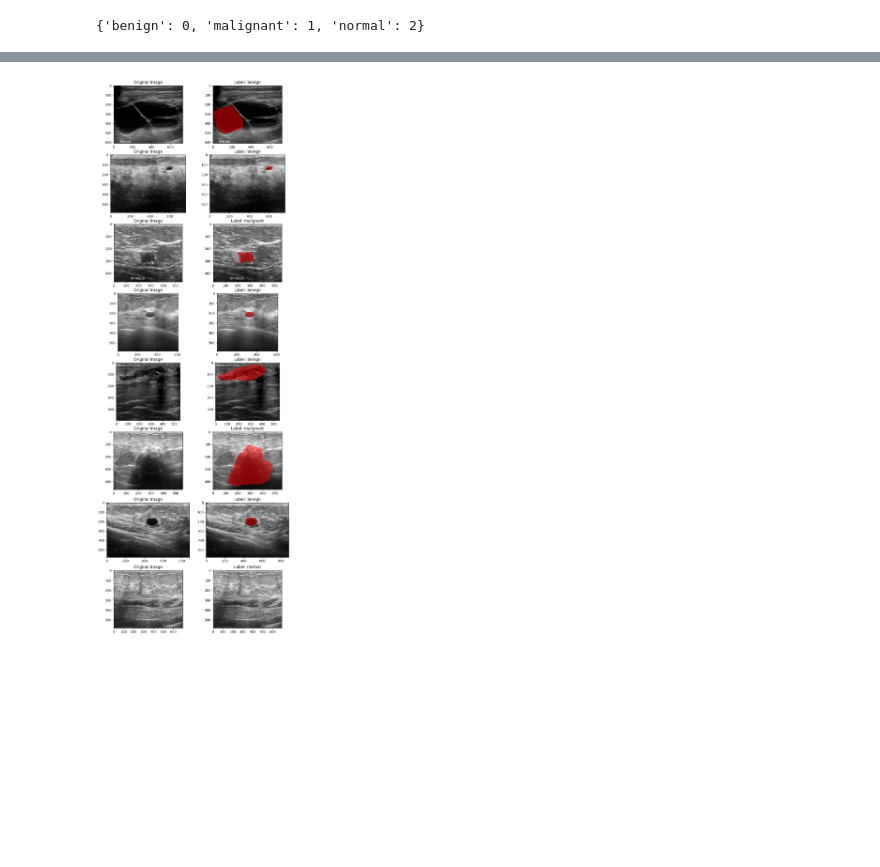
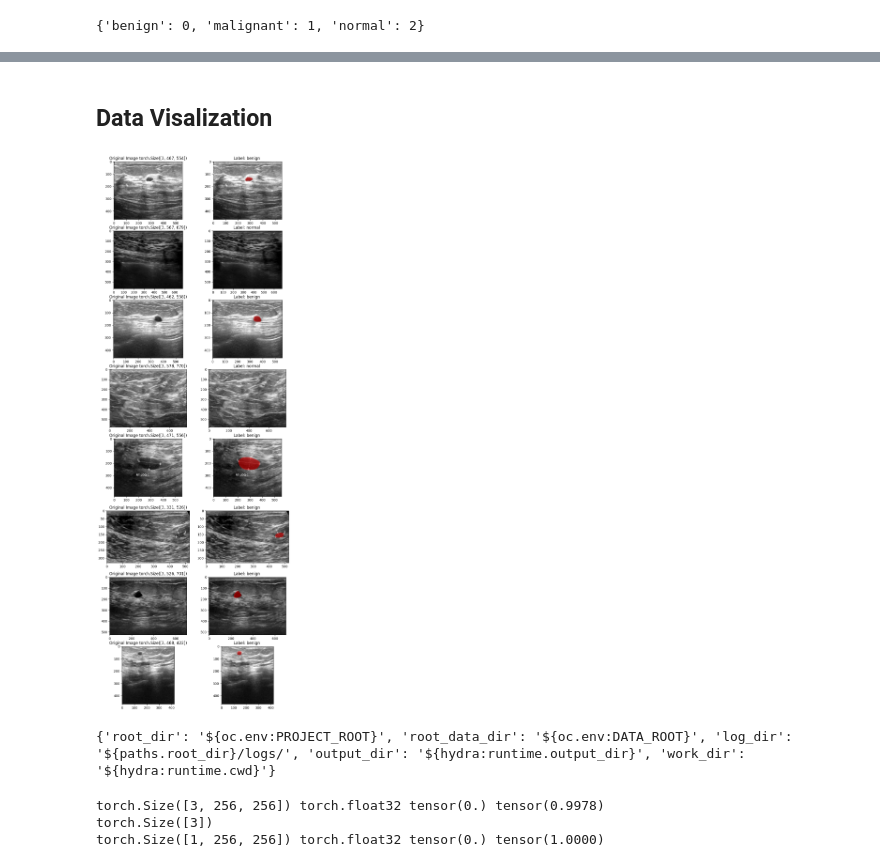
Before and after one commit to vivekpatel99/PyTorch-Breast-Ultrasound-Segmentation, a Jupyter notebook: notebooks/01_exploratory_data_analysis.ipynb, the cells around one changed output, grey strips where cells are left out. Drawn from its saved outputs; the diff is of its cells as text; code cells hidden in the pictures; blank space fills up the shorter version.

```diff
--- a/notebooks/01_exploratory_data_analysis.ipynb
+++ b/notebooks/01_exploratory_data_analysis.ipynb
@@ -210,2 +174,10 @@ from torchvision.utils import draw_segmentation_masks
 dataset = BreastCancerDataset(cfg=cfg)
 inv_label_mapping = {v: k for k, v in dataset.label_mapping.items()}
+# %%
+print(dataset.labels)
+for image, target in dataset:
+    print(image.shape, image.min(), image.max())
+    print(target["labels"].shape)
+    print(target["masks"].shape, target["masks"].min(), target["masks"].max())
+
+    break
@@ -221,20 +198,41 @@ org_images, masks, labels = dataset.get_data()
 num_images = len(org_images)
 num_list = list(range(num_images))
 random.shuffle(num_list)
+# %% [markdown]
+## Data Visalization
 # %%
 random.shuffle(num_list)
 fig, axs = plt.subplots(8, 2, figsize=(10, 30))
 for i, ran_idx in enumerate(num_list[:8]):
     # image = image.permute(1, 2, 0)
     image = io.read_image(str(org_images[ran_idx]))
     # Plot the original image on the left
     axs[i, 0].imshow(image.permute(1, 2, 0))
-    axs[i, 0].set_title("Original Image")
+    axs[i, 0].set_title(f"Original Image {image.shape}")
     mask = io.read_image(str(masks[ran_idx]))
 
     mask_bool = mask > 0.5  # convert mask to bool
     seg_img = draw_segmentation_masks(image, mask_bool, alpha=0.5, colors="red")
     axs[i, 1].imshow(seg_img.permute(1, 2, 0))
-    axs[i, 1].set_title(f"Label: {labels[ran_idx]}")
+    axs[i, 1].set_title(f"Label: {labels[ran_idx]} ")
 # %% [output]
-[figure, old version]
+[figure, new version]
+# %%
+from src.datamodules.breast_cancer_dataloader_module import BreastCancerDataLoaderModule
+
+dloader = BreastCancerDataLoaderModule(cfg=cfg)
+train_dataset = dloader.train_dataloader()
+# %% [output]
+{'root_dir': '${oc.env:PROJECT_ROOT}', 'root_data_dir': '${oc.env:DATA_ROOT}', 'log_dir': '${paths.root_dir}/logs/', 'output_dir': '${hydra:runtime.output_dir}', 'work_dir': '${hydra:runtime.cwd}'}
+# %%
+for image, target in train_dataset.dataset:
+    print(image.shape, image.dtype, image.min(), image.max())
+    print(target["labels"].shape)
+    print(
+        target["masks"].shape, target["masks"].dtype, target["masks"].min(), target["masks"].max()
+    )
+    break
+# %% [output]
+torch.Size([3, 256, 256]) torch.float32 tensor(0.) tensor(0.9978)
+torch.Size([3])
+torch.Size([1, 256, 256]) torch.float32 tensor(0.) tensor(1.0000)
```
Also changed, not shown: parts of 11 cells of this notebook, 11 other files.
